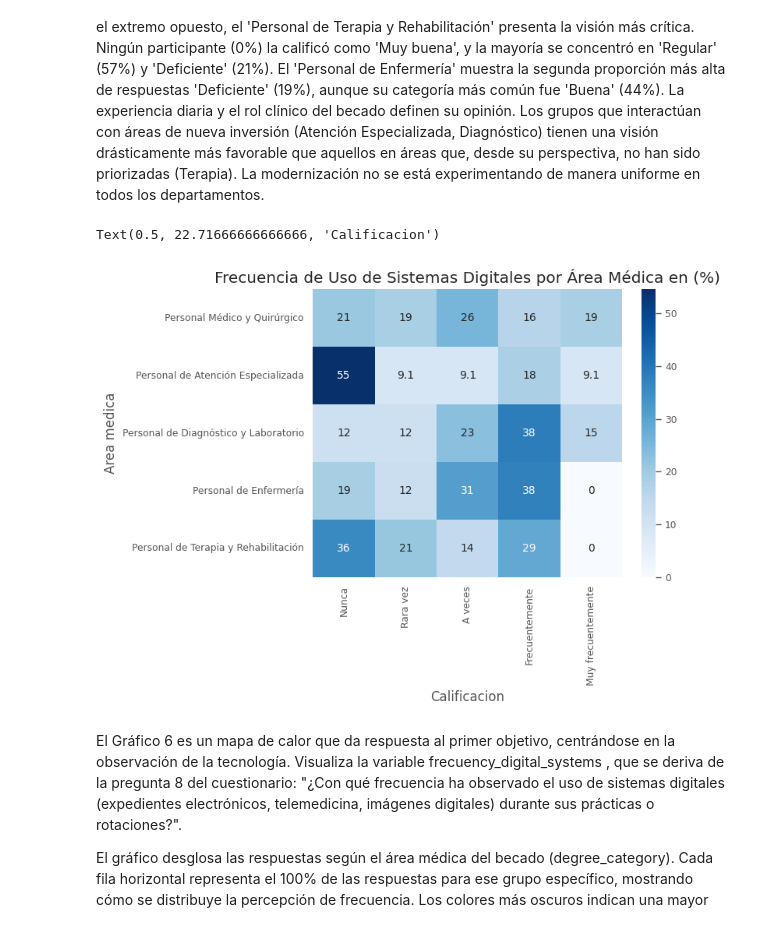
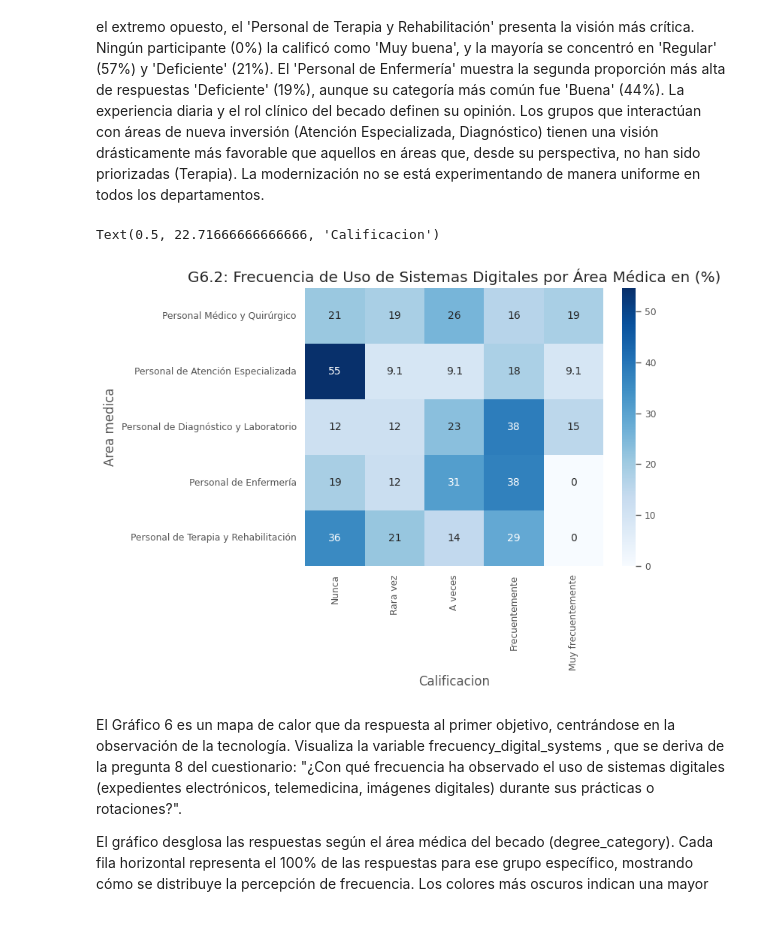
Before and after one commit to Mortadelo24/mejora-infrastructura-hospitalaria-managua-nicaragua, a Jupyter notebook: 03_Data_Analysis.ipynb, the cells around one changed output. Cells and saved outputs as stored; diff of their text form; code cells hidden in the pictures.

```diff
--- a/03_Data_Analysis.ipynb
+++ b/03_Data_Analysis.ipynb
@@ -174,25 +173,24 @@ El Gráfico 6 (mapa de calor) muestra la calificación de la infraestructura, de
     El 'Personal de Enfermería' muestra la segunda proporción más alta de respuestas 'Deficiente' (19%), aunque su categoría más común fue 'Buena' (44%).
 La experiencia diaria y el rol clínico del becado definen su opinión. Los grupos que interactúan con áreas de nueva inversión (Atención Especializada, Diagnóstico) tienen una visión drásticamente más favorable que aquellos en áreas que, desde su perspectiva, no han sido priorizadas (Terapia). La modernización no se está experimentando de manera uniforme en todos los departamentos.
 # %%
-# Grafico 6
 
 data_subset = pd.crosstab(
     data['degree_category'],
     data["frecuency_digital_systems"],
     normalize="index"
 ) * 100
 
 sns.heatmap(
     data_subset,
     annot=True,
     cmap='Blues'
 )
-plt.title('Frecuencia de Uso de Sistemas Digitales por Área Médica en (%)')
+plt.title('G6.2: Frecuencia de Uso de Sistemas Digitales por Área Médica en (%)')
 plt.ylabel("Area medica")
 plt.xlabel("Calificacion")
 # %% [output]
 Text(0.5, 22.71666666666666, 'Calificacion')
-[figure, old version]
+[figure, new version]
 # %% [markdown]
 El Gráfico 6 es un mapa de calor que da respuesta al primer objetivo, centrándose en la observación de la tecnología. Visualiza la variable frecuency_digital_systems , que se deriva de la pregunta 8 del cuestionario: "¿Con qué frecuencia ha observado el uso de sistemas digitales (expedientes electrónicos, telemedicina, imágenes digitales) durante sus prácticas o rotaciones?".
 
```
Also changed, not shown: parts of 18 cells of this notebook.
